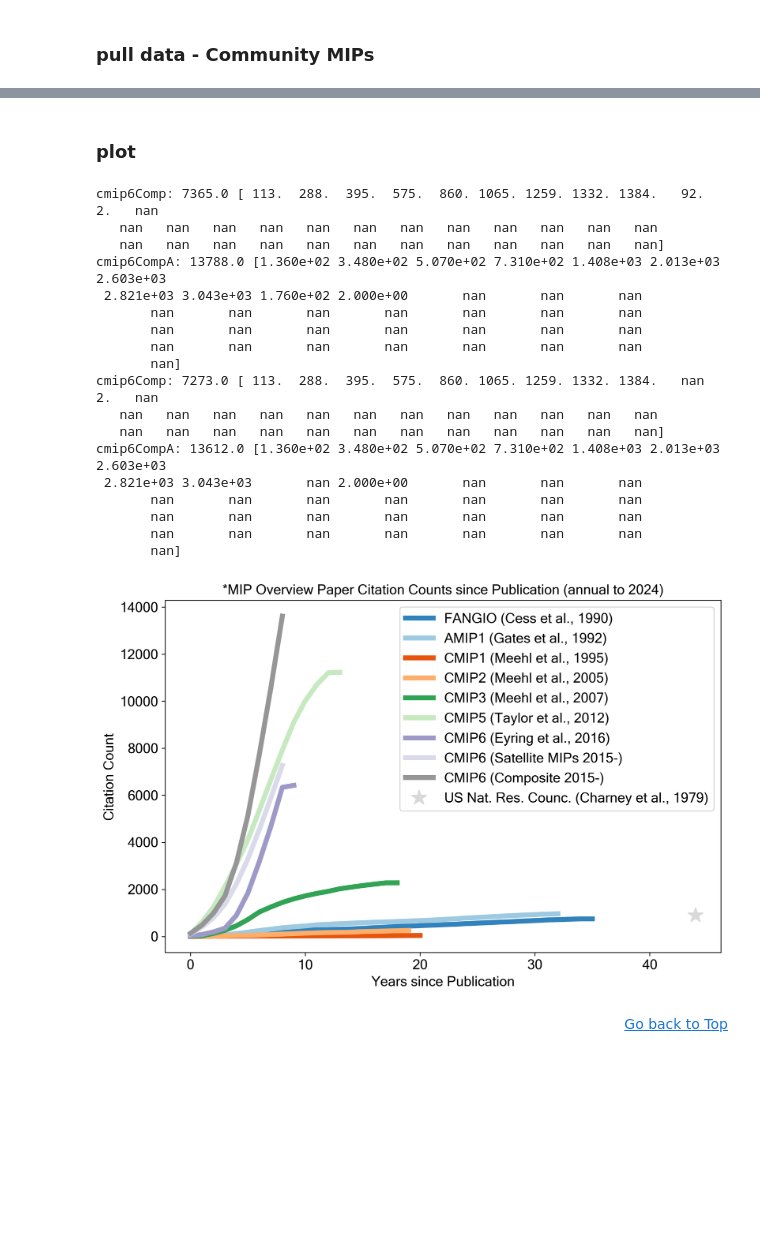
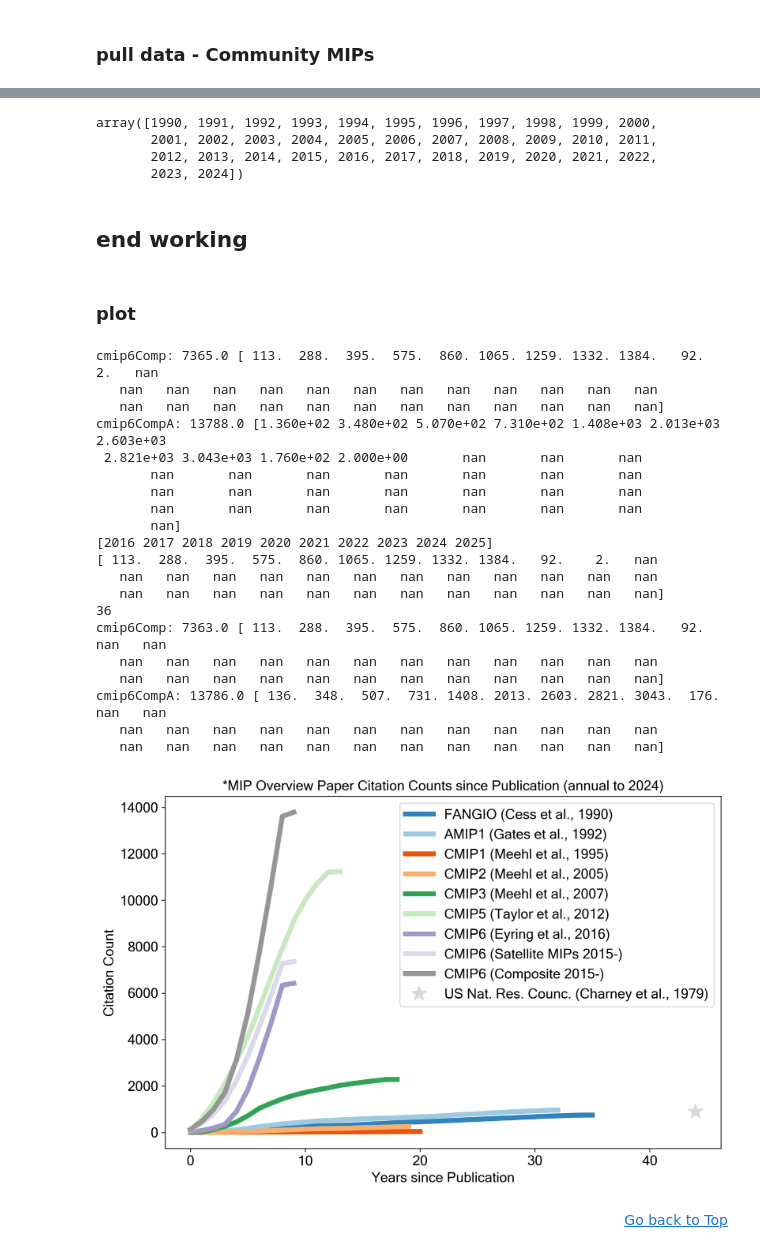
Before and after one commit to durack1/CMIPSummary, a Jupyter notebook: figuresAndTables.ipynb, the cells around one changed output, grey strips where cells are left out. Cells and saved outputs as stored; diff of their text form; code cells hidden in the pictures; blank space fills up the shorter version.

Commit message:
update MIPSummLib to correctly assign padded citations (#2)

```diff
--- a/figuresAndTables.ipynb
+++ b/figuresAndTables.ipynb
@@ -100,5 +101,7 @@ Wall time: 312 ms
 %%time
 timeNow = datetime.datetime.now()
 timeFormat = timeNow.strftime("%y%m%dT%H%M%S")
+dateFormat = timeNow.strftime("%y%m%d")
 print("timeFormat:", timeFormat)
+print("dateFormat:", dateFormat)
 # %% [output]
@@ -446,7 +466,7 @@ Wall time: 59.8 μs
 # create a filled pad list based on FANGIO 1990 published, 1991 citation to present
 currentYr = datetime.date.today().year
 tmp = np.arange(1990, currentYr+1)
-padLen = 36  # len(dataDic["fangio"]["wosPad"])
+padLen = len(dataDic["fangio"]["wosPad"])  # 36 (2025)
 citingYrsPad = [np.nan]*padLen
 # CMIP6 MIPs - https://gmd.copernicus.org/articles/special_issue590.html + CDRMIP + ?
 data = {
@@ -483,19 +503,19 @@ data = {
     "covidmip": ["CovidMIP (Lamboll et al., 2021)", "10.5194/gmd-14-3683-2021", "000665538700002", "15712557263970835869"],
     "covidmip2": ["CovidMIP (Jones et al., 2021)", "10.1029/2020GL091883", "000672324900006", "4763600016023344623"],  # gsch issue, use DOI
 }
-""" turn off
+
 for count, key in enumerate(data.keys()):
     if key == "key":
         continue
     dataDic[key] = {}
     print(count, key)
     # process WoS requests
-    _, _, noPad, pad, _ = pullStats(data[key][2], data[key][1], citingYrsPad)
+    pubYr, _, noPad, pad, _, citeStartYr, citeEndYr = pullStats(data[key][2], data[key][1], citingYrsPad)
     dataDic[key]["wos"] = noPad
     dataDic[key]["wosPad"] = pad
-    gcites = grabGoogleScholarCites(data[key][3])
+    dataDic[key]["citePubStartEndYr"] = [pubYr, citeStartYr, citeEndYr]
+    gcites = 0 # grabGoogleScholarCites(data[key][3])
     dataDic[key]["gsch"] = gcites
-"""
 
 print("CMIP6 Community MIP data pull complete")
 # %% [output]
@@ -505,5 +539,6 @@ Wall time: 145 μs
 # %%
 # write data to tmp.json
-#with open("250122a.json", "w") as f:
-#    json.dump(dataDic, f, ensure_ascii=True, sort_keys=True, indent=4, separators=(",", ":"))  #, default=str forces int64 writes - cfmip, omip2,
+outJson = ''.join([dateFormat, "c", ".json"])
+with open(outJson, "w") as f:
+    json.dump(dataDic, f, ensure_ascii=True, sort_keys=True, indent=4, separators=(",", ":"))  #, default=str forces int64 writes - cfmip, omip2,
 # np.cumsum(data["wosPad"][11]) - Flato et al 2013
@@ -510,8 +557,25 @@ Wall time: 145 μs
+# %%
+# set inputs
+with open("250123a.json", "r") as f:
+    data = json.load(f)
+#padCitationCounts(data["ar1"])
+# %%
+currentYr = datetime.date.today().year
+tmp = np.arange(1990, currentYr)
+#len(tmp)
+tmp
+# %% [output]
+array([1990, 1991, 1992, 1993, 1994, 1995, 1996, 1997, 1998, 1999, 2000,
+       2001, 2002, 2003, 2004, 2005, 2006, 2007, 2008, 2009, 2010, 2011,
+       2012, 2013, 2014, 2015, 2016, 2017, 2018, 2019, 2020, 2021, 2022,
+       2023, 2024])
+# %% [markdown]
+## end working
 # %% [markdown]
 ### plot
 # %%
 # set inputs
-with open("250122a.json", "r") as f:
+with open("250123a.json", "r") as f:
     data = json.load(f)
 
 # set figure defaults
@@ -573,9 +637,15 @@ cmip6Comp = np.where(cmip6Comp == 0.0, np.nan, cmip6Comp)
 cmip6CompA = np.where(cmip6CompA == 0.0, np.nan, cmip6CompA)
 print("cmip6Comp:", np.nansum(cmip6Comp), cmip6Comp)
 print("cmip6CompA:", np.nansum(cmip6CompA), cmip6CompA)
-# cleanup leaked 2024 values
-cmip6Comp[9] = np.nan
-cmip6CompA[9] = np.nan
+# cleanup leaked 2025 values
+
+
+#Cause of flat lines - to be fixed
+print(np.arange(2016,2026))
+print(cmip6Comp)
+print(len(cmip6Comp))
+cmip6Comp[10] = np.nan  # 10 = 2025
+cmip6CompA[10] = np.nan
 print("cmip6Comp:", np.nansum(cmip6Comp), cmip6Comp)
 print("cmip6CompA:", np.nansum(cmip6CompA), cmip6CompA)
 
@@ -662,42 +732,44 @@ ax.set_title(
             ")",
         ]
     ),
     fontname=fontName,
     fontsize=fontSize,
 )
 ax.set_ylabel("Citation Count", fontname=fontName, fontsize=fontSize)
 plt.yticks(fontname=fontName, fontsize=fontSize)
 ax.set_xlabel("Years since Publication", fontname=fontName, fontsize=fontSize)
 plt.xticks(fontname=fontName, fontsize=fontSize)
 ax.legend(prop={"family": fontName, "size": fontSize})
 # plt.text(42, -270, ' '.join([timeFormat]), fontsize=5). # dob timestamp
 
 # fill canvas
 fig.tight_layout()
 
 # display, save, close
 plt.show()
-fig.savefig("_".join([timeFormat, "Fig3.svg"]), format="svg")
+#fig.savefig("_".join([timeFormat, "Fig3.svg"]), format="svg")
 # %% [output]
 cmip6Comp: 7365.0 [ 113.  288.  395.  575.  860. 1065. 1259. 1332. 1384.   92.    2.   nan
    nan   nan   nan   nan   nan   nan   nan   nan   nan   nan   nan   nan
    nan   nan   nan   nan   nan   nan   nan   nan   nan   nan   nan   nan]
 cmip6CompA: 13788.0 [1.360e+02 3.480e+02 5.070e+02 7.310e+02 1.408e+03 2.013e+03 2.603e+03
  2.821e+03 3.043e+03 1.760e+02 2.000e+00       nan       nan       nan
        nan       nan       nan       nan       nan       nan       nan
        nan       nan       nan       nan       nan       nan       nan
        nan       nan       nan       nan       nan       nan       nan
        nan]
-cmip6Comp: 7273.0 [ 113.  288.  395.  575.  860. 1065. 1259. 1332. 1384.   nan    2.   nan
+[2016 2017 2018 2019 2020 2021 2022 2023 2024 2025]
+[ 113.  288.  395.  575.  860. 1065. 1259. 1332. 1384.   92.    2.   nan
    nan   nan   nan   nan   nan   nan   nan   nan   nan   nan   nan   nan
    nan   nan   nan   nan   nan   nan   nan   nan   nan   nan   nan   nan]
-cmip6CompA: 13612.0 [1.360e+02 3.480e+02 5.070e+02 7.310e+02 1.408e+03 2.013e+03 2.603e+03
- 2.821e+03 3.043e+03       nan 2.000e+00       nan       nan       nan
-       nan       nan       nan       nan       nan       nan       nan
-       nan       nan       nan       nan       nan       nan       nan
-       nan       nan       nan       nan       nan       nan       nan
-       nan]
+36
+cmip6Comp: 7363.0 [ 113.  288.  395.  575.  860. 1065. 1259. 1332. 1384.   92.   nan   nan
+   nan   nan   nan   nan   nan   nan   nan   nan   nan   nan   nan   nan
+   nan   nan   nan   nan   nan   nan   nan   nan   nan   nan   nan   nan]
+cmip6CompA: 13786.0 [ 136.  348.  507.  731. 1408. 2013. 2603. 2821. 3043.  176.   nan   nan
+   nan   nan   nan   nan   nan   nan   nan   nan   nan   nan   nan   nan
+   nan   nan   nan   nan   nan   nan   nan   nan   nan   nan   nan   nan]
-[figure, old version]
+[figure, new version]
 # %% [markdown]
 <div align=right>
 <a href=figuresAndTables.ipynb#top>Go back to Top</a>
```
Also changed, not shown: parts of 9 cells of this notebook, 1 other file.
